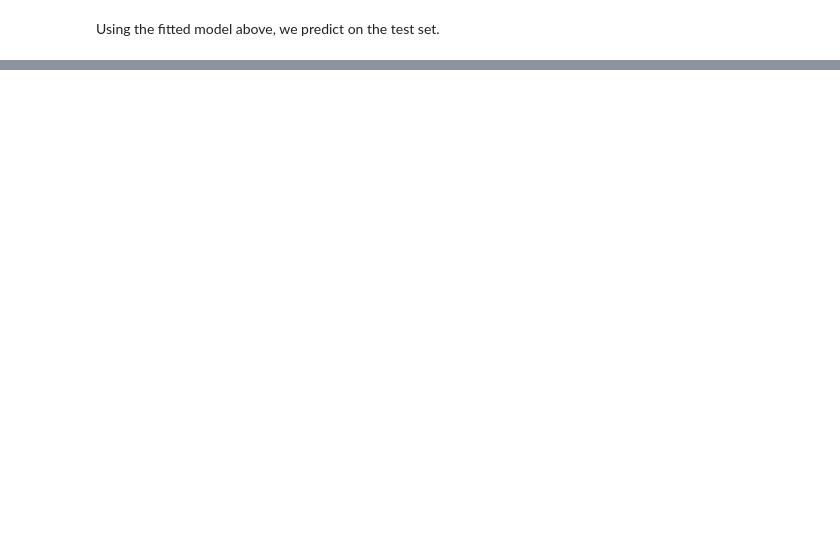
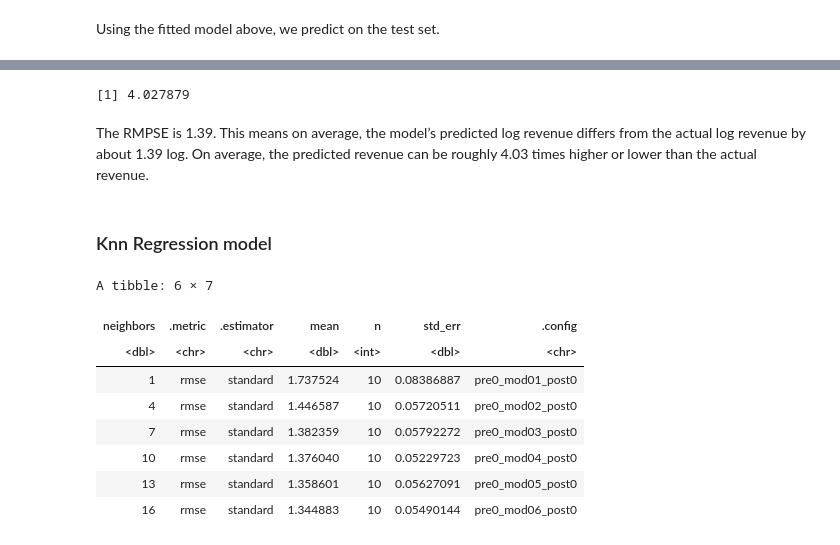
Before and after one commit to UBC-DSCI-310-2025W2/dsci-310-group-5, a Jupyter notebook: analysis_movie-revenue.ipynb, the cells around one changed output, grey strips where cells are left out. Drawn from its saved outputs; the diff is of its cells as text; code cells hidden in the pictures; blank space fills up the shorter version.

Commit message:
added the knn regression model

```diff
--- a/analysis_movie-revenue.ipynb
+++ b/analysis_movie-revenue.ipynb
@@ -219,0 +249,43 @@ preds_plot
+# %%
+exp(metrics$.estimate)
+# %% [output]
+[1] 4.027879
+# %% [markdown]
+The RMPSE is 1.39. This means on average, the model’s predicted log revenue differs from the actual log revenue by about 1.39 log. On average, the predicted revenue can be roughly 4.03 times higher or lower than the actual revenue.
+# %% [markdown]
+### Knn Regression model
+# %%
+knn_recipe <- recipe(log_domgross ~ log_budget, data = train) |>
+  step_scale(all_predictors()) |>
+  step_center(all_predictors())
+
+knn_spec <- nearest_neighbor(weight_func = "rectangular",
+                              neighbors = tune()) |>
+  set_engine("kknn") |>
+  set_mode("regression")
+
+knn_vfold <- vfold_cv(train, v = 10, strata = log_domgross)
+
+knn_wkflw <- workflow() |>
+  add_recipe(knn_recipe) |>
+  add_model(knn_spec)
+# %%
+set.seed(120)
+gridvals <- tibble(neighbors = seq(from = 1, to = 200, by = 3))
+
+knn_results <- knn_wkflw |>
+  tune_grid(resamples = knn_vfold, grid = gridvals) |>
+  collect_metrics() |>
+  filter(.metric == "rmse")
+
+head(knn_results)
+# %% [output]
+A tibble: 6 × 7
+| neighbors | .metric | .estimator | mean | n | std_err | .config |
+| <dbl> | <chr> | <chr> | <dbl> | <int> | <dbl> | <chr> |
+| 1 | rmse | standard | 1.737524 | 10 | 0.08386887 | pre0_mod01_post0 |
+| 4 | rmse | standard | 1.446587 | 10 | 0.05720511 | pre0_mod02_post0 |
+| 7 | rmse | standard | 1.382359 | 10 | 0.05792272 | pre0_mod03_post0 |
+| 10 | rmse | standard | 1.376040 | 10 | 0.05229723 | pre0_mod04_post0 |
+| 13 | rmse | standard | 1.358601 | 10 | 0.05627091 | pre0_mod05_post0 |
+| 16 | rmse | standard | 1.344883 | 10 | 0.05490144 | pre0_mod06_post0 |
```
Also changed, not shown: parts of 16 cells of this notebook, 1 other file.
